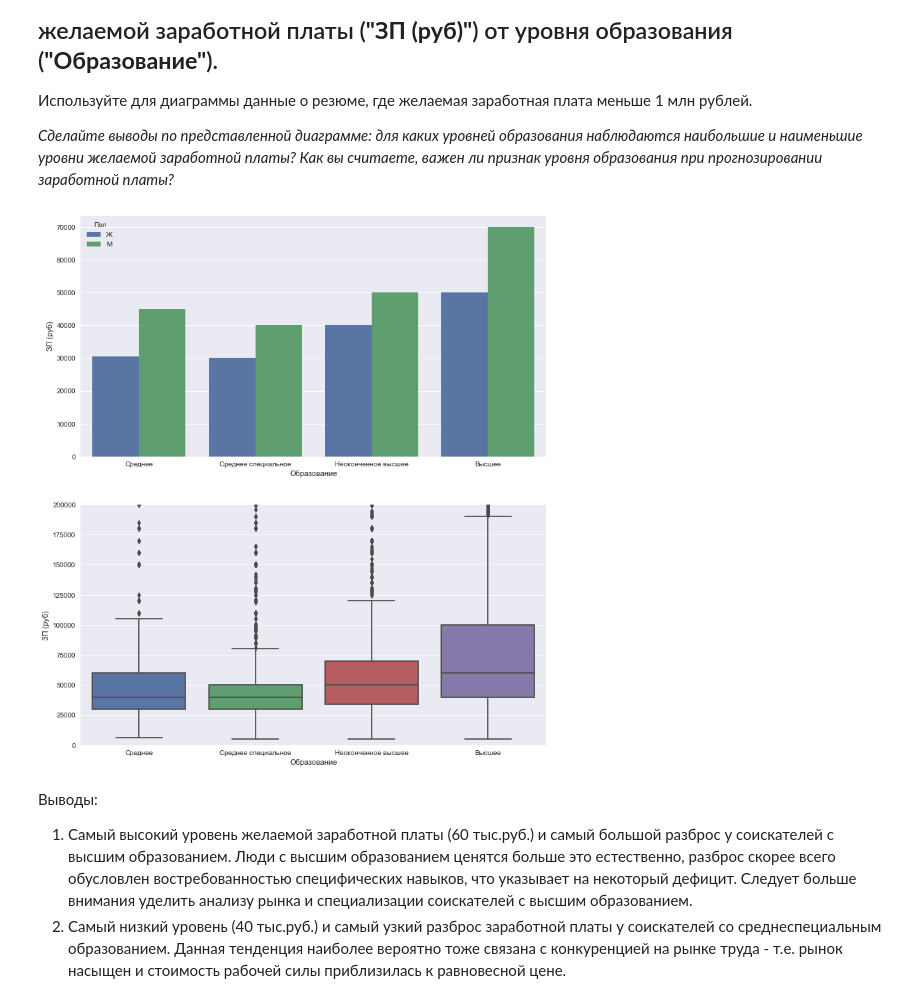
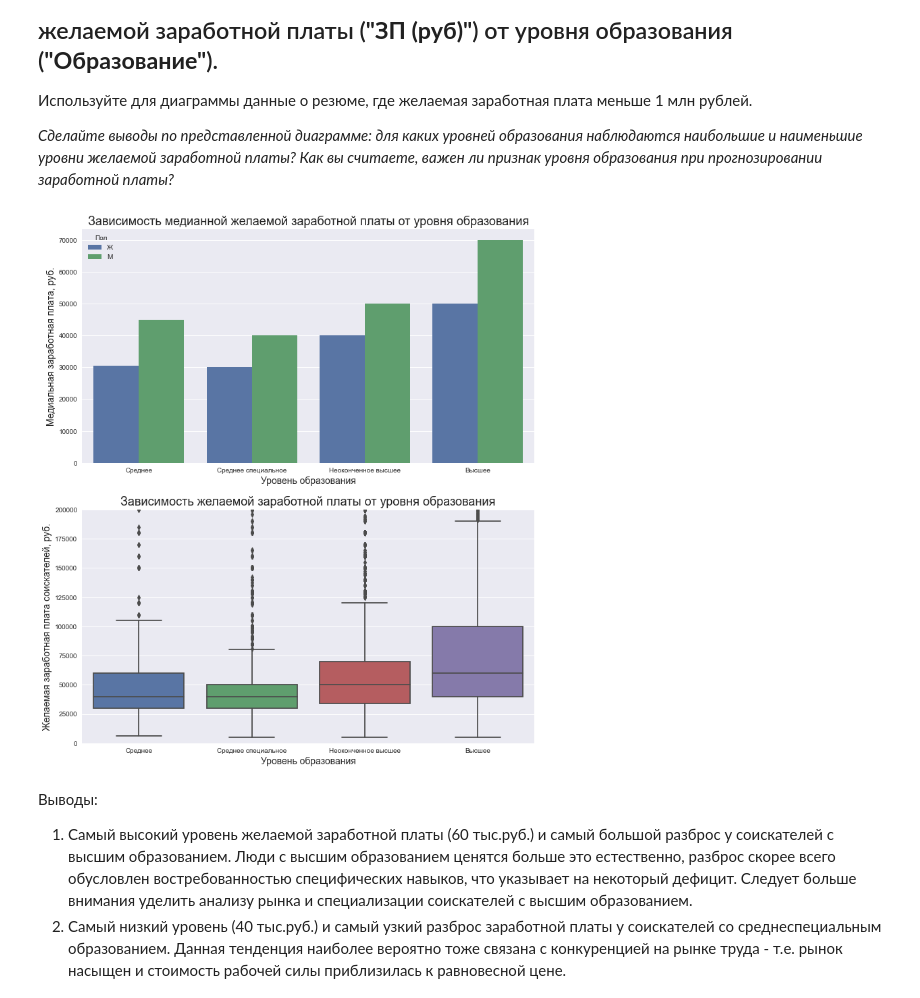
Before and after one commit to f999145/cases, a Jupyter notebook: 001_sf_project_01/001_sf_project_01.ipynb, the cells around one changed output. Saved outputs shown, nothing was run; the diff lists cells and outputs as text; code cells hidden in the pictures.

```diff
--- a/001_sf_project_01/001_sf_project_01.ipynb
+++ b/001_sf_project_01/001_sf_project_01.ipynb
@@ -329,10 +312,12 @@ print(f"Медианный опыт работы составляет {hh_df['О
 *Совет: обратите внимание на то, что структура текста может меняться в зависимости от указания ближайшего метро. Учите это, если будете использовать порядок слов в своей программе.*
 # %%
 def get_city(city):
-    """_summary_
+    """Функция извлекает город проживания из начала входной строки
 
     Args:
-        city (_type_): _description_
+        city (str): Строка, содержащая информацию из признака 'Город, переезд, командировки'
+    Returns:
+        [str]: Строка с одним из 4 значений: Москва, Санкт-Петербург, город-миллионник или другие
     """
     # Список городов милионников
     million_cities = ['Новосибирск', 'Екатеринбург','Нижний Новгород','Казань',
@@ -350,10 +335,13 @@ def get_city(city):
         return 'другие'
 
 def get_ready_to_move(mobility):
-    """_summary_
+    """Функция извлекает информацию о готовности к переездам из входной строки.
+        Критерий: содержание ключевых слов.
 
     Args:
-        mobility (_type_): _description_
+        mobility (str): Строка, содержащая информацию из признака 'Город, переезд, командировки'
+    Returns:
+        [bool]: True - готов к переездам, False - не готов.
     """
 
     if ('не готов к переезду' in mobility) or ('не готова к переезду' in mobility):
@@ -362,10 +350,13 @@ def get_ready_to_move(mobility):
         return True
 
 def get_ready_for_bisiness_trips(trips):
-    """_summary_
+    """Функция извлекает информацию о готовности к командировкам из входной строки.
+        Критерий: содержание ключевых слов.
 
     Args:
-        trips (_type_): _description_
+        trips (str): Строка, содержащая информацию из признака 'Город, переезд, командировки'
+    Returns:
+        [bool]: True - готов к командировкам, False - не готов.
     """
     # Проверим наличие информации о готовности к командировкам
     if ('командировка' in trips):
@@ -377,18 +368,23 @@ def get_ready_for_bisiness_trips(trips):
     else:
         return False
 
+# Создадим новые признаки
 hh_df['Город'] = hh_df['Город, переезд, командировки'].apply(get_city).astype('category')
 hh_df['Готовность к переездам'] = hh_df['Город, переезд, командировки'].apply(get_ready_to_move)
 hh_df['Готовность к командировкам'] = hh_df['Город, переезд, командировки'].apply(get_ready_for_bisiness_trips)
+# Отсортируем категории согласно спика category_list.
 category_list = ['Москва', 'Санкт-Петербург', 'город-миллионник', 'другие']
 hh_df['Город'] = hh_df['Город'].cat.reorder_categories(category_list, ordered=True)
-
+# Удаляем ненужный признак
 hh_df.drop(columns='Город, переезд, командировки', inplace=True)
 
 #контрольное задание 3.4
-print(f"Среди соискателей в Санкт-Петербурге живут {round(hh_df['Город'].value_counts(normalize=True)['Санкт-Петербург'] * 100)}%")
+print_f1 = round(hh_df['Город'].value_counts(normalize=True)['Санкт-Петербург']*100)
+print(f"Среди соискателей в Санкт-Петербурге живут {print_f1}%")
+
 mask1 = hh_df['Готовность к переездам'] & hh_df['Готовность к командировкам']
-print(f"Доля соискателей готовых к переезду и командировкам составляет {round(hh_df[mask1].count()[1]/hh_df.shape[0]*100)}%")
+print_f2 = round(hh_df[mask1].count()[1]/hh_df.shape[0]*100)
+print(f"Доля соискателей готовых к переезду и командировкам составляет {print_f2}%")
 # %% [output]
 Среди соискателей в Санкт-Петербурге живут 11%
 Доля соискателей готовых к переезду и командировкам составляет 32%
@@ -635,29 +660,33 @@ plt.show()
 
 *Сделайте выводы по представленной диаграмме: для каких уровней образования наблюдаются наибольшие и наименьшие уровни желаемой заработной платы? Как вы считаете, важен ли признак уровня образования при прогнозировании заработной платы?*
 # %%
-# ваш код здесь
 mask1 = (hh_df['ЗП (руб)']<1e6) & (hh_df['ЗП (руб)']>=5e3)
 bar_data = hh_df[mask1].groupby(by=['Образование','Пол'], as_index=False).median()
 
 fig, axes = plt.subplots(nrows = 2, ncols = 1, figsize=(12,14))
 sns.barplot(
     data=bar_data,
     x='Образование',
     y='ЗП (руб)',
     hue='Пол',
     ax=axes[0]
 )
 sns.boxplot(
     data=hh_df[mask1],
     x='Образование',
     y='ЗП (руб)',
     ax=axes[1],
 )
-
+axes[0].set_title('Зависимость медианной желаемой заработной платы от уровня образования',fontsize=18)
+axes[0].set_xlabel(xlabel='Уровень образования', fontsize=14)
+axes[0].set_ylabel(ylabel='Медиальная заработная плата, руб.', fontsize=14)
+axes[1].set_title('Зависимость желаемой заработной платы от уровня образования',fontsize=18)
+axes[1].set_xlabel(xlabel='Уровень образования', fontsize=14)
+axes[1].set_ylabel(ylabel='Желаемая заработная плата соискателей, руб.', fontsize=14)
 axes[1].set(ylim=(0,2e5))
 plt.show()
 # %% [output]
-[figure, old version]
+[figure, new version]
 # %% [markdown]
 Выводы:
 1. Самый высокий уровень желаемой заработной платы (60 тыс.руб.) и самый большой разброс у соискателей с высшим образованием. Люди с высшим образованием ценятся больше это естественно, разброс скорее всего обусловлен востребованностью специфических навыков, что указывает на некоторый дефицит. Следует больше внимания уделить анализу рынка и специализации соискателей с высшим образованием.
```
Also changed, not shown: parts of 33 cells of this notebook.
